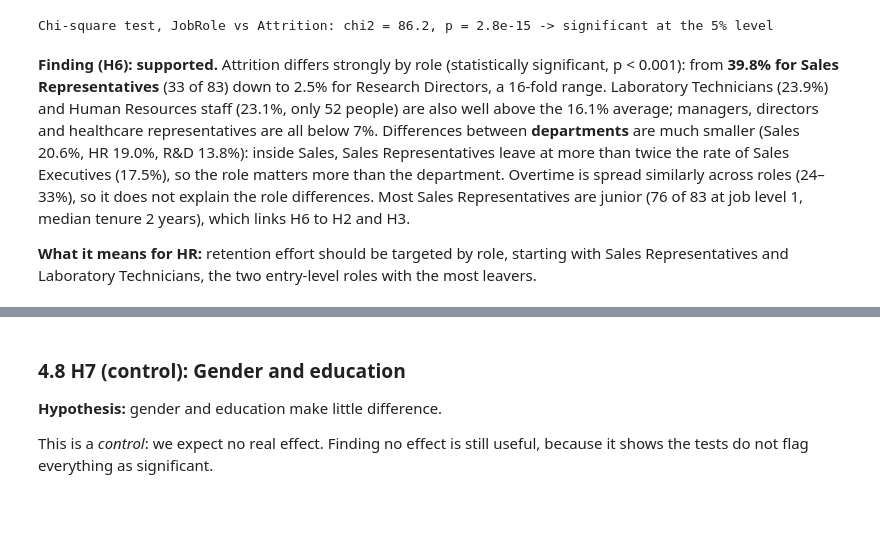
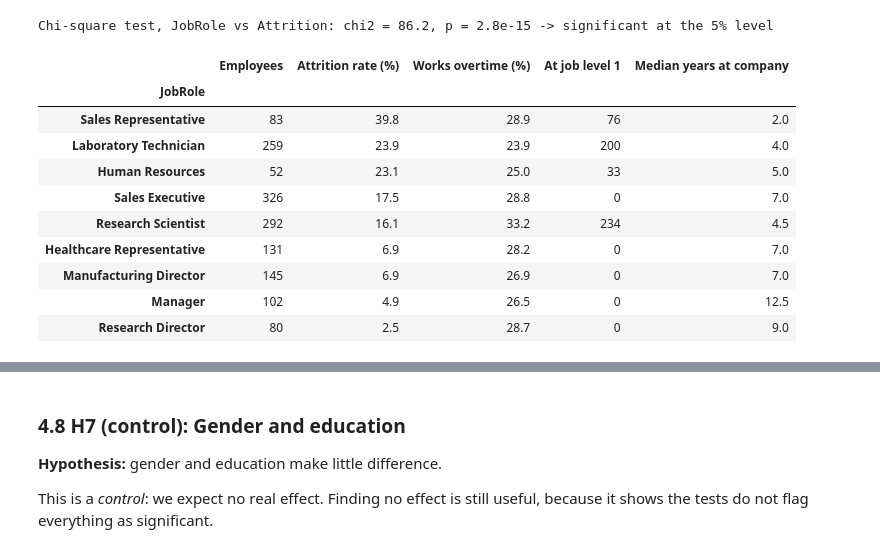
Before and after one commit to Trumpibeabuchi/techcrush-c9-group5-attrition, a Jupyter notebook: notebooks/EMPLOYEE_ATTRITION_PREDICTION.ipynb, the cells around one changed output, grey strips where cells are left out. Drawn from its saved outputs; the diff is of its cells as text; code cells hidden in the pictures; blank space fills up the shorter version.

```diff
--- a/notebooks/EMPLOYEE_ATTRITION_PREDICTION.ipynb
+++ b/notebooks/EMPLOYEE_ATTRITION_PREDICTION.ipynb
@@ -215,7 +214,7 @@ df.describe(include="object")
 # %%
 # List the categories of each text column, to spot typos or placeholders
 
-for column in df.select_dtypes(include="object").columns:
+for column in df.select_dtypes(exclude="number").columns:
     print(f"{column}: {sorted(df[column].unique())}")
 # %% [output]
 Attrition: ['No', 'Yes']
@@ -927,19 +840,30 @@ plot_attrition_rate(
 chi_square_test("JobRole");
 # %% [output]
 Chi-square test, JobRole vs Attrition: chi2 = 86.2, p = 2.8e-15 -> significant at the 5% level
-# %% [markdown]
-**Finding (H6): supported.** Attrition differs strongly by role (statistically
-significant, p < 0.001): from **39.8% for Sales Representatives** (33 of 83) down to
-2.5% for Research Directors, a 16-fold range. Laboratory Technicians (23.9%) and
-Human Resources staff (23.1%, only 52 people) are also well above the 16.1% average;
-managers, directors and healthcare representatives are all below 7%. Differences
-between **departments** are much smaller (Sales 20.6%, HR 19.0%, R&D 13.8%): inside
-Sales, Sales Representatives leave at more than twice the rate of Sales Executives
-(17.5%), so the role matters more than the department. Overtime is spread similarly
-across roles (24–33%), so it does not explain the role differences. Most Sales
-Representatives are junior (76 of 83 at job level 1, median tenure 2 years),
-which links H6 to H2 and H3.
-
-**What it means for HR:** retention effort should be targeted by role, starting with
-Sales Representatives and Laboratory Technicians, the two entry-level roles with the
-most leavers.
+# %%
+# Could overtime or seniority explain the role differences?
+# Profile of each role: overtime share, number at job level 1, typical tenure
+
+by_role = eda_df.groupby("JobRole")
+
+role_profile = pd.DataFrame({
+    "Employees": by_role.size(),
+    "Attrition rate (%)": by_role["Attrition"].apply(lambda s: (s == "Yes").mean() * 100),
+    "Works overtime (%)": by_role["OverTime"].apply(lambda s: (s == "Yes").mean() * 100),
+    "At job level 1": by_role["JobLevel"].apply(lambda s: (s == 1).sum()),
+    "Median years at company": by_role["YearsAtCompany"].median(),
+}).round(1).reindex(role_order)
+
+role_profile
+# %% [output]
+|  | Employees | Attrition rate (%) | Works overtime (%) | At job level 1 | Median years at company |
+| JobRole |  |  |  |  |  |
+| Sales Representative | 83 | 39.8 | 28.9 | 76 | 2.0 |
+| Laboratory Technician | 259 | 23.9 | 23.9 | 200 | 4.0 |
+| Human Resources | 52 | 23.1 | 25.0 | 33 | 5.0 |
+| Sales Executive | 326 | 17.5 | 28.8 | 0 | 7.0 |
+| Research Scientist | 292 | 16.1 | 33.2 | 234 | 4.5 |
+| Healthcare Representative | 131 | 6.9 | 28.2 | 0 | 7.0 |
+| Manufacturing Director | 145 | 6.9 | 26.9 | 0 | 7.0 |
+| Manager | 102 | 4.9 | 26.5 | 0 | 12.5 |
+| Research Director | 80 | 2.5 | 28.7 | 0 | 9.0 |
```
Also changed, not shown: parts of 23 cells of this notebook, 20 other files.
